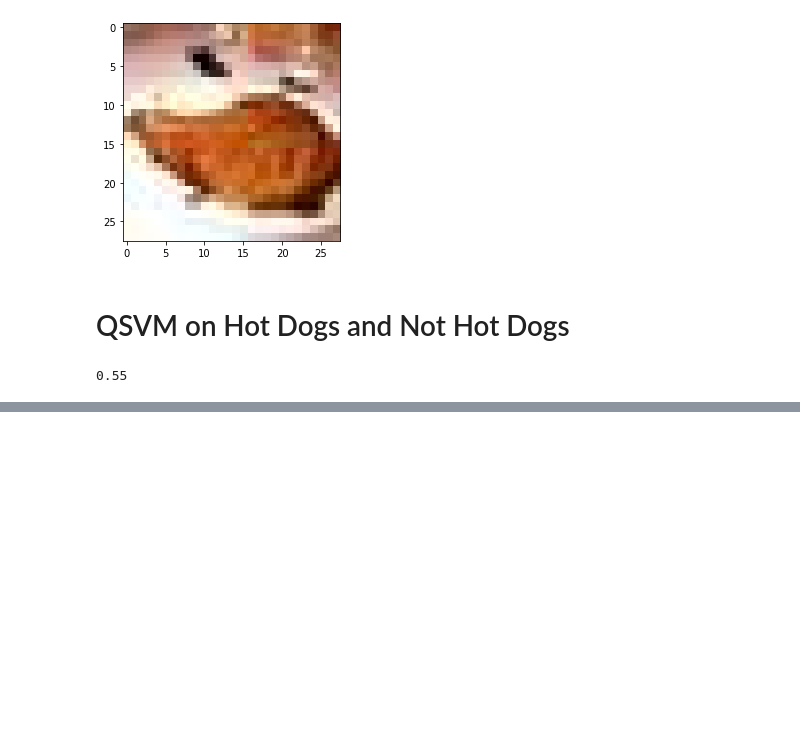
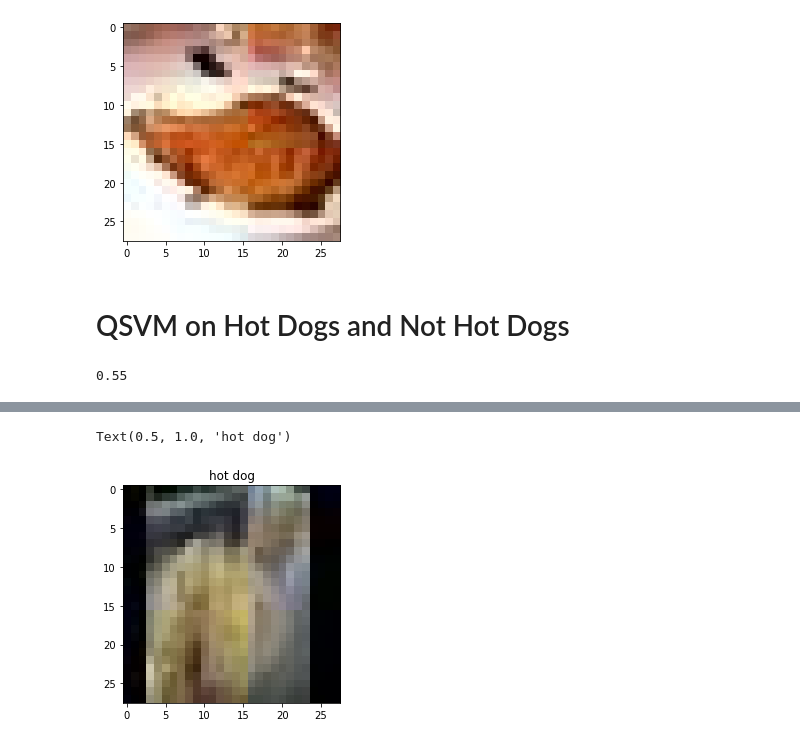
Before and after one commit to JSeam2/qSeeFood, a Jupyter notebook: qSeeFood2.ipynb, the cells around one changed output, grey strips where cells are left out. Cells and saved outputs as stored; diff of their text form; code cells hidden in the pictures; blank space fills up the shorter version.

```diff
--- a/qSeeFood2.ipynb
+++ b/qSeeFood2.ipynb
@@ -187,0 +243,11 @@ svm
+# %%
+plt.imshow(train_hot_dog[53].reshape(28, 28, 3))
+
+if prediction[3] == 0:
+    name = 'hot dog'
+else:
+    name = 'not hot dog'
+plt.title(name)
+# %% [output]
+Text(0.5, 1.0, 'hot dog')
+[figure, added]
```
Also changed, not shown: parts of 11 cells of this notebook, 2 other files.
